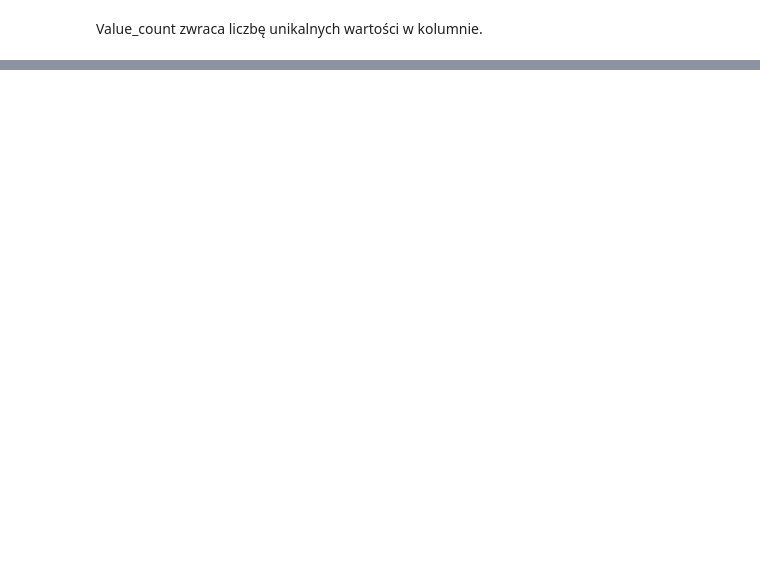
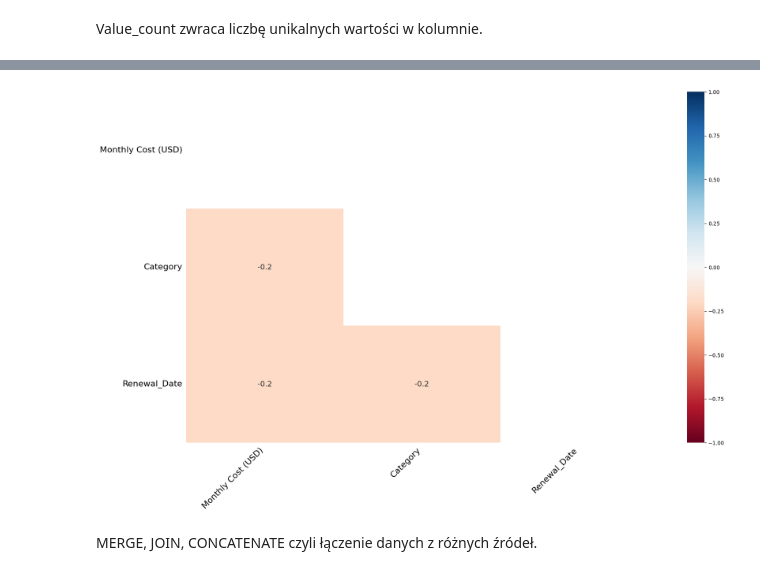
Before and after one commit to seweryn-mlodawski/jupitery, a Jupyter notebook: practice_8.ipynb, the cells around one changed output, grey strips where cells are left out. Saved outputs shown, nothing was run; the diff lists cells and outputs as text; code cells hidden in the pictures; blank space fills up the shorter version.

```diff
--- a/practice_8.ipynb
+++ b/practice_8.ipynb
@@ -375,0 +604,7 @@ Successfully installed MarkupSafe-3.0.3 jinja2-3.1.6
+# %%
+msno.heatmap(df_test)
+plt.show()
+# %% [output]
+[figure, added]
+# %% [markdown]
+MERGE, JOIN, CONCATENATE czyli łączenie danych z różnych źródeł.
```
Also changed, not shown: parts of 49 cells of this notebook, 6 other files.
